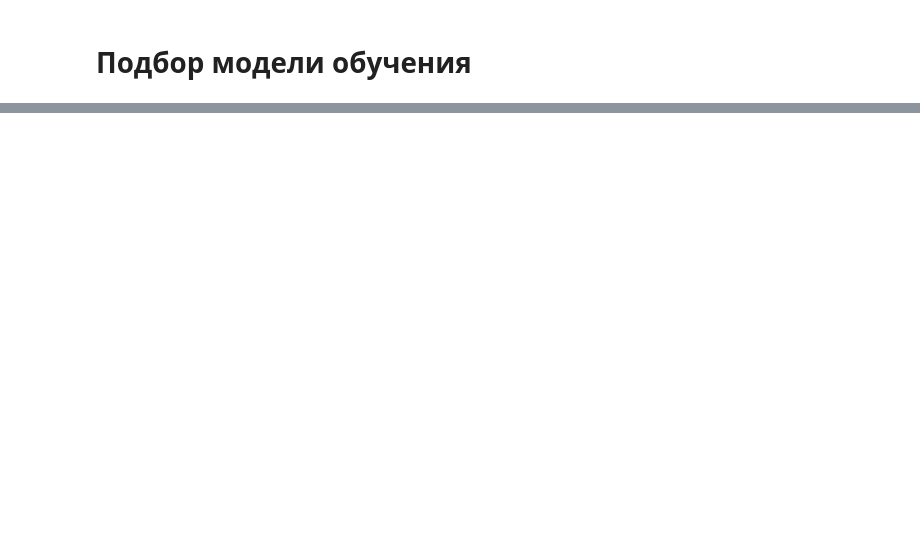
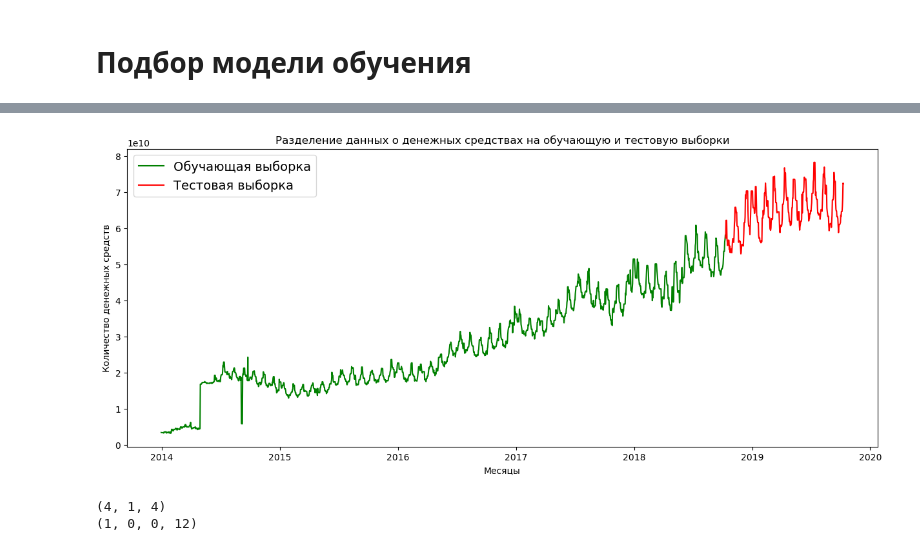
Before and after one commit to ShaidulinAndrew/pet_data_sber, a Jupyter notebook: internship_sber.ipynb, the cells around one changed output, grey strips where cells are left out. Drawn from its saved outputs; the diff is of its cells as text; code cells hidden in the pictures; blank space fills up the shorter version.

```diff
--- a/internship_sber.ipynb
+++ b/internship_sber.ipynb
@@ -277,0 +292,24 @@ plt.show()
+# %%
+# обучающая выборка будет включать данные до 10 октября 2018 года включительно
+train = data[:'2018-10-10']
+
+# тестовая выборка начнется с 11 октября 2018 года (по сути, один год)
+test = data['2018-10-11':]
+# %%
+# выведем график обучающей и тестовой выборки с разными цветами для наглядности
+plt.figure(figsize = (15,6))
+
+plt.plot(train, label='Обучающая выборка', color = 'green')
+plt.plot(test, label='Тестовая выборка', color = 'red')
+
+# Добавление легенды, ее положение на графике и размер шрифта
+plt.legend(title='', loc='upper left', fontsize=14)
+
+# заголовок и подписи к осям
+plt.title('Разделение данных о денежных средствах на обучающую и тестовую выборки')
+plt.ylabel('Количество денежных средств')
+plt.xlabel('Месяцы')
+
+plt.show()
+# %% [output]
+[figure, added]
@@ -277,0 +323,6 @@ plt.show()
+# %%
+print(autoarima_model.order)  # Вывод несезонных параметров
+print(autoarima_model.seasonal_order)  # Вывод сезонных параметров
+# %% [output]
+(4, 1, 4)
+(1, 0, 0, 12)
```
Also changed, not shown: parts of 33 cells of this notebook.
